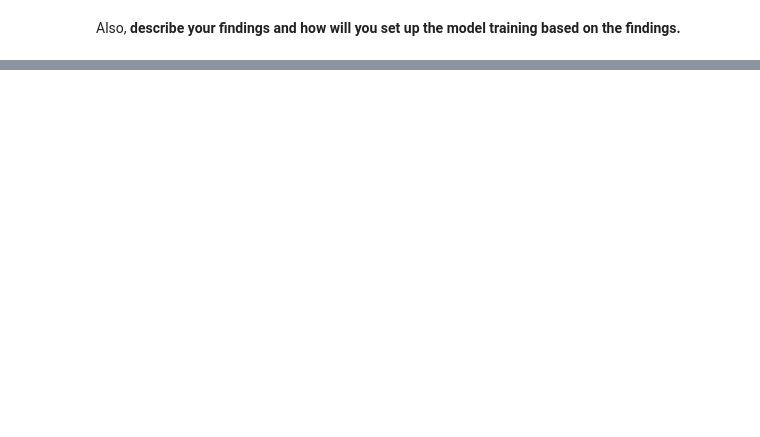
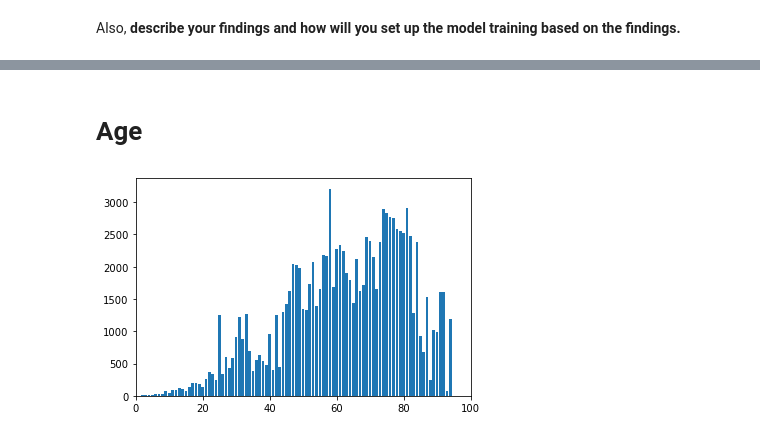
Before and after one commit to MarkRoy8888/AIHCND_C2_Starter, a Jupyter notebook: EDA.ipynb, the cells around one changed output, grey strips where cells are left out. Cells and saved outputs as stored; diff of their text form; code cells hidden in the pictures; blank space fills up the shorter version.

```diff
--- a/EDA.ipynb
+++ b/EDA.ipynb
@@ -31,0 +134,24 @@ Also, **describe your findings and how will you set up the model training based
+# %% [markdown]
+# Age
+# %%
+plt.bar(all_xray_df['Patient Age'].unique(),
+        all_xray_df['Patient Age'].value_counts(),
+
+#         width=0.4,
+#         bottom=None,
+#         align='center',
+# #         orientation='vertical',
+#         color=['cornflowerblue',
+#                'royalblue',
+#                'midnightblue',
+#                'navy',
+#                'darkblue',
+#                'mediumblue'],
+       )
+# plt.xticks(rotation='vertical')
+# plt.axhline(y=base_line, c="r", ls="--", lw=2)
+plt.xlim(0,100)
+# plt.ylim(-0.5,2.5)
+plt.show()
+# %% [output]
+[figure, added]
```
Also changed, not shown: parts of 14 cells of this notebook, 3 other files.
